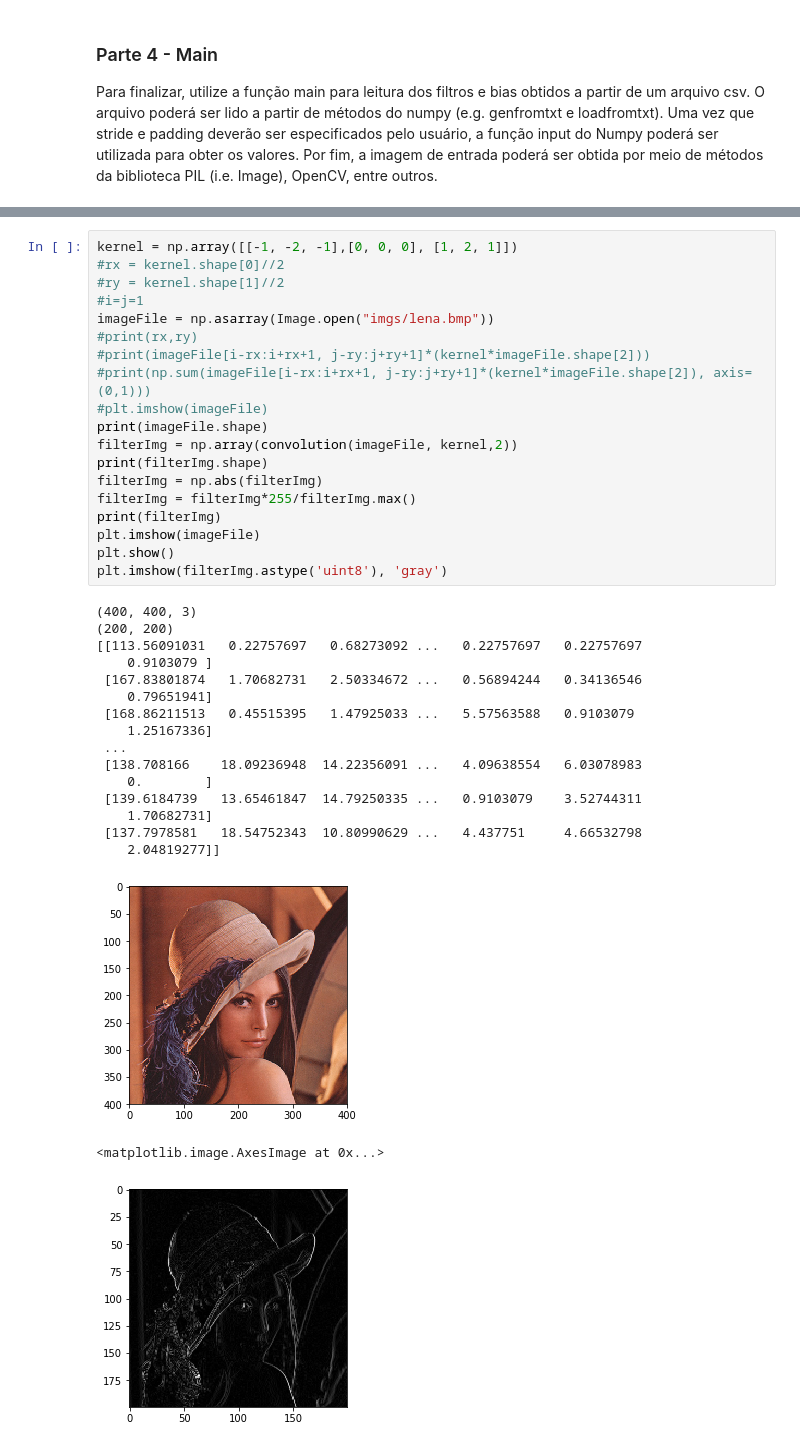
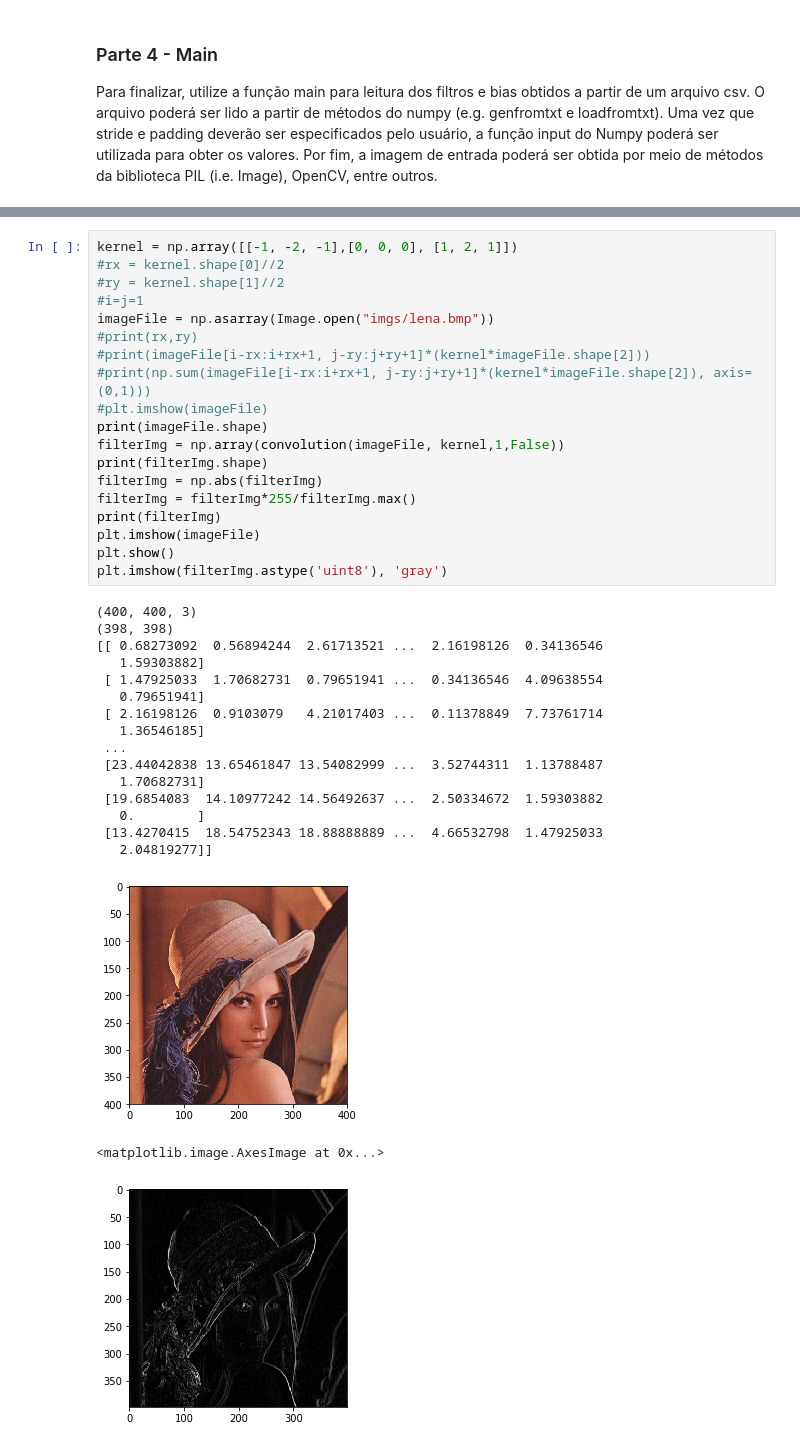
Before and after one commit to lukeflima/2DConvolution, a Jupyter notebook: Convoluções - Trabalho 1.ipynb, the cells around one changed output, grey strips where cells are left out. Saved outputs shown, nothing was run; the diff lists cells and outputs as text.

```diff
--- a/Convoluções - Trabalho 1.ipynb
+++ b/Convoluções - Trabalho 1.ipynb
@@ -187,38 +185,38 @@ print(a.shape)
 # %%
 kernel = np.array([[-1, -2, -1],[0, 0, 0], [1, 2, 1]])
 #rx = kernel.shape[0]//2
 #ry = kernel.shape[1]//2
 #i=j=1
 imageFile = np.asarray(Image.open("imgs/lena.bmp"))
 #print(rx,ry)
 #print(imageFile[i-rx:i+rx+1, j-ry:j+ry+1]*(kernel*imageFile.shape[2]))
 #print(np.sum(imageFile[i-rx:i+rx+1, j-ry:j+ry+1]*(kernel*imageFile.shape[2]), axis=(0,1)))
 #plt.imshow(imageFile)
 print(imageFile.shape)
-filterImg = np.array(convolution(imageFile, kernel,2))
+filterImg = np.array(convolution(imageFile, kernel,1,False))
 print(filterImg.shape)
 filterImg = np.abs(filterImg)
 filterImg = filterImg*255/filterImg.max()
 print(filterImg)
 plt.imshow(imageFile)
 plt.show()
 plt.imshow(filterImg.astype('uint8'), 'gray')
 # %% [output]
 (400, 400, 3)
-(200, 200)
-[[113.56091031   0.22757697   0.68273092 ...   0.22757697   0.22757697
-    0.9103079 ]
- [167.83801874   1.70682731   2.50334672 ...   0.56894244   0.34136546
-    0.79651941]
- [168.86211513   0.45515395   1.47925033 ...   5.57563588   0.9103079
-    1.25167336]
+(398, 398)
+[[ 0.68273092  0.56894244  2.61713521 ...  2.16198126  0.34136546
+   1.59303882]
+ [ 1.47925033  1.70682731  0.79651941 ...  0.34136546  4.09638554
+   0.79651941]
+ [ 2.16198126  0.9103079   4.21017403 ...  0.11378849  7.73761714
+   1.36546185]
  ...
- [138.708166    18.09236948  14.22356091 ...   4.09638554   6.03078983
-    0.        ]
- [139.6184739   13.65461847  14.79250335 ...   0.9103079    3.52744311
-    1.70682731]
- [137.7978581   18.54752343  10.80990629 ...   4.437751     4.66532798
-    2.04819277]]
+ [23.44042838 13.65461847 13.54082999 ...  3.52744311  1.13788487
+   1.70682731]
+ [19.6854083  14.10977242 14.56492637 ...  2.50334672  1.59303882
+   0.        ]
+ [13.4270415  18.54752343 18.88888889 ...  4.66532798  1.47925033
+   2.04819277]]
 [figure]
 <matplotlib.image.AxesImage at 0x...>
-[figure, old version]
+[figure, new version]
```
Also changed, not shown: parts of 6 cells of this notebook.
